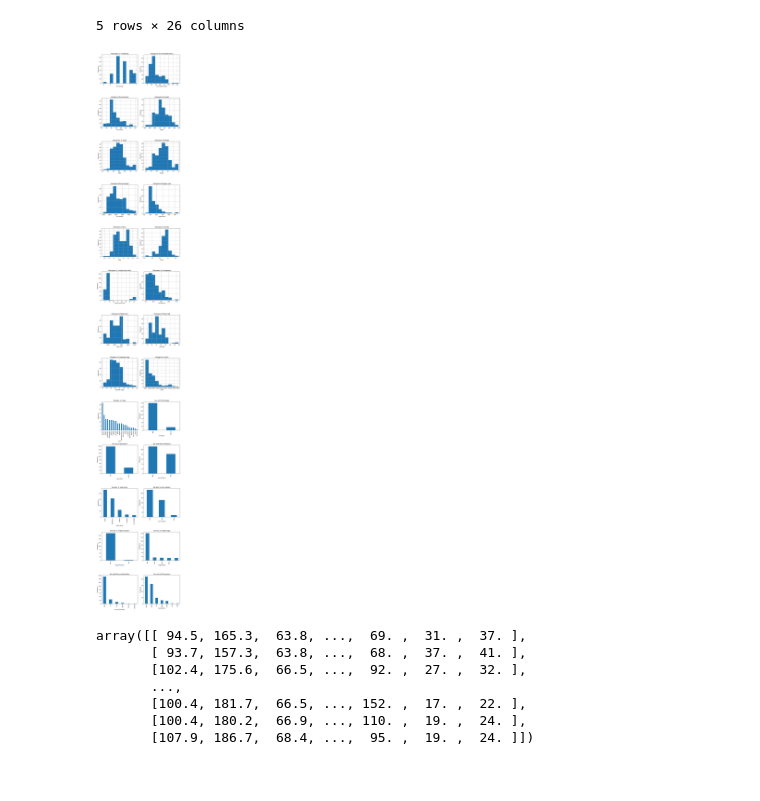
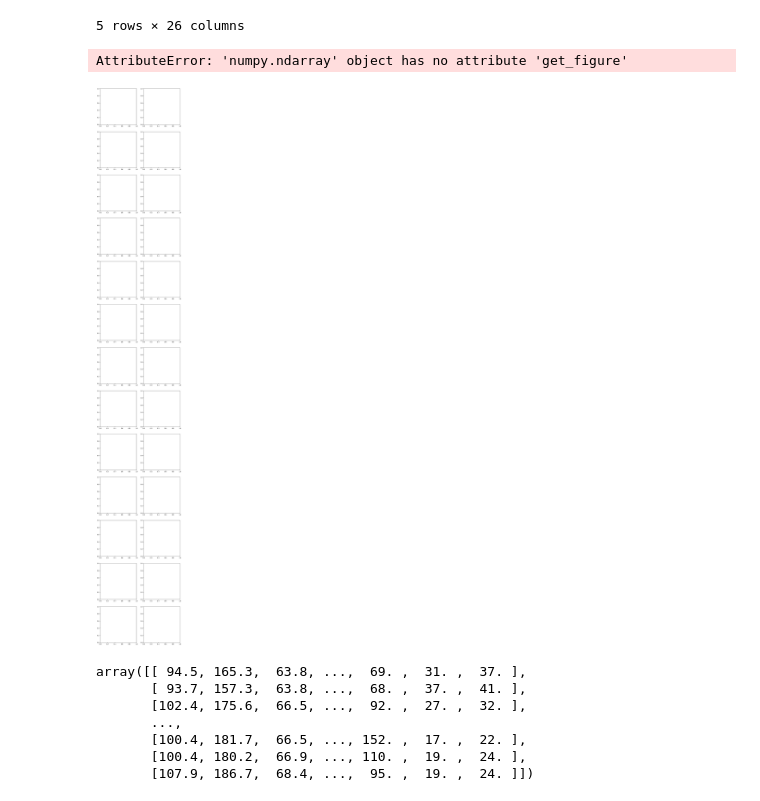
Before and after one commit to YKhalitov/College-Projects, a Jupyter notebook: RIT-Projects/Machine Learning - CSCI 335/HW3.ipynb, the cells around one changed output. Saved outputs shown, nothing was run; the diff lists cells and outputs as text; code cells hidden in the pictures.

```diff
--- a/RIT-Projects/Machine Learning - CSCI 335/HW3.ipynb
+++ b/RIT-Projects/Machine Learning - CSCI 335/HW3.ipynb
@@ -239,45 +233,40 @@ Data.head()
 | 4 | 2 | 164.000000 | audi | gas | std | four | sedan | 4wd | ... |
 5 rows × 26 columns
 # %%
+# get our colums and rows
 numerical_columns = Data.select_dtypes(exclude=['object']).columns.tolist()
 nominal_columns = Data.select_dtypes(include=['object']).columns.tolist()
 
-# etermine the number of rows and columns for subplots
-num_numerical_plots = len(numerical_columns)
-num_nominal_plots = len(nominal_columns)
-total_plots = num_numerical_plots + num_nominal_plots
-num_rows = total_plots // 2 + total_plots % 2
-num_cols = 2
-
-#Define the figure size based on the number of rows and columns
+#define the figure size based on the number of rows and columns
 fig_width = 10
-fig_height = 5 * num_rows
+fig_height = 70
 
 #Create a figure and axes objects for subplots
-fig, axes = plt.subplots(num_rows, num_cols, figsize=(fig_width, fig_height))
+fig, axes = plt.subplots(13, 2, figsize=(fig_width, fig_height))
 
 #Flatten the axes array
 axes = axes.flatten()
 
 #Plot numerical
 for i, column in enumerate(numerical_columns):
     Data[column].hist(ax=axes[i])
     axes[i].set_xlabel(column)
     axes[i].set_ylabel('Frequency')
     axes[i].set_title(f'Histogram of {column}')
 
 #Plot nominal
 for j, column in enumerate(nominal_columns, start=i+1):
     Data[column].value_counts().plot(kind='bar', ax=axes[j])
     axes[j].set_xlabel(column)
     axes[j].set_ylabel('Frequency')
     axes[j].set_title(f'Bar plot of {column}')
 
 
 plt.tight_layout()
 plt.show()
 # %% [output]
+AttributeError: 'numpy.ndarray' object has no attribute 'get_figure'
-[figure, old version]
+[figure, new version]
 # %%
 #Created data set based on price
 y = Data['price']
```
Also changed, not shown: parts of 2 cells of this notebook.
